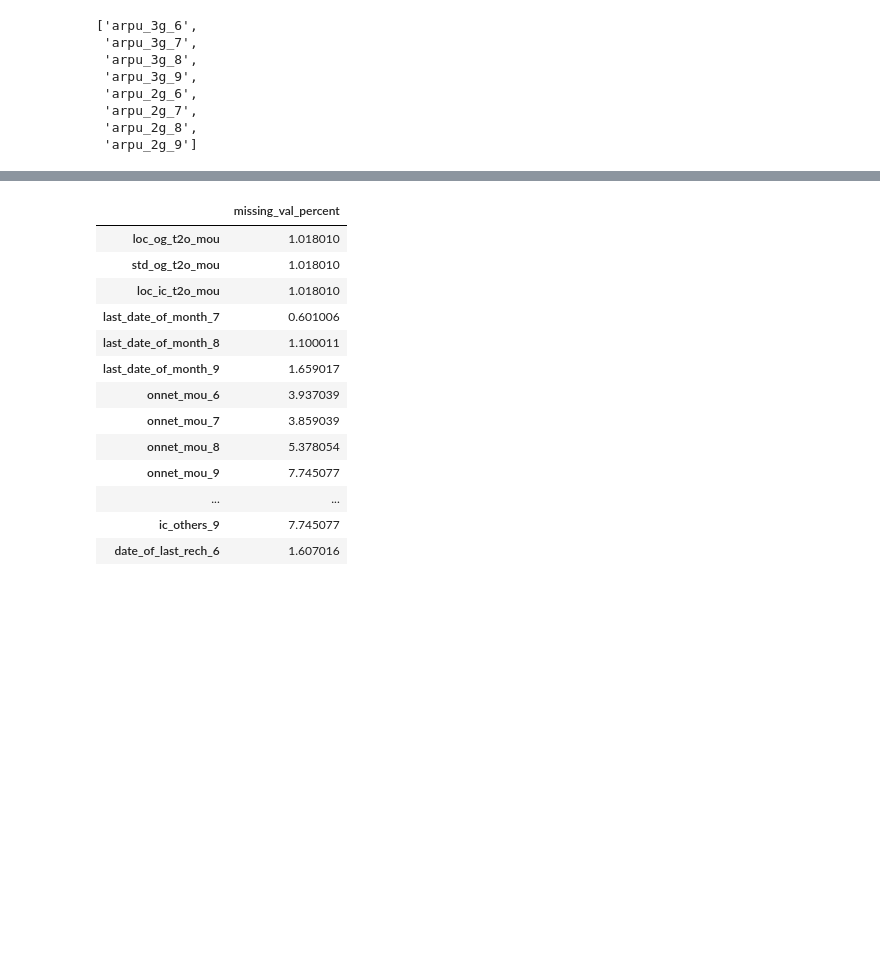
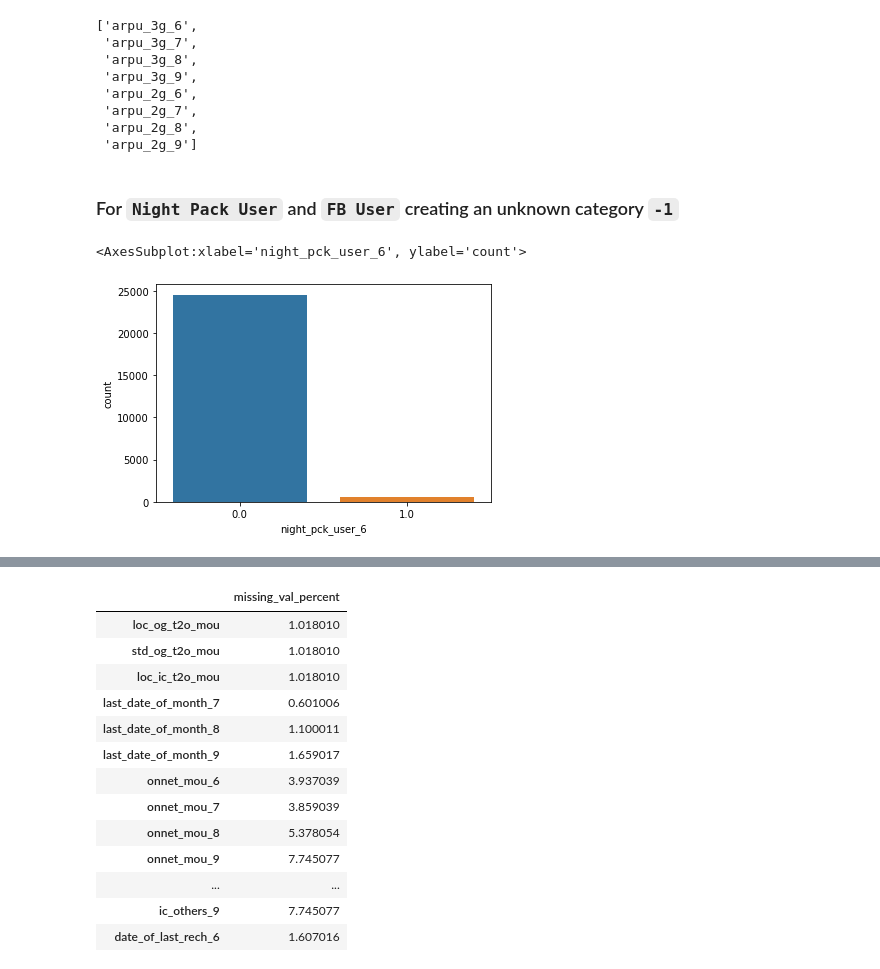
Before and after one commit to anunay999/Telecom-Churn-Unsupervised, a Jupyter notebook: Case Study - Telecom Churn.ipynb, the cells around one changed output, grey strips where cells are left out. Cells and saved outputs as stored; diff of their text form; code cells hidden in the pictures; blank space fills up the shorter version.

```diff
--- a/Case Study - Telecom Churn.ipynb
+++ b/Case Study - Telecom Churn.ipynb
@@ -147,3 +146,12 @@ arpu_cols
  'arpu_2g_9']
 # %%
 churn_df[arpu_cols] = churn_df[arpu_cols].apply(lambda x : x.fillna(0))
+# %% [markdown]
+### For `Night Pack User` and `FB User` creating an unknown category `-1`
+# %%
+night_pack_col = [col for col in churn_df if 'night_pck' in col]
+fb_col = [col for col in churn_df if 'fb_user' in col]
+sns.countplot(data = churn_df, x = 'night_pck_user_6')
+# %% [output]
+<AxesSubplot:xlabel='night_pck_user_6', ylabel='count'>
+[figure, added]
```
Also changed, not shown: parts of 8 cells of this notebook.
